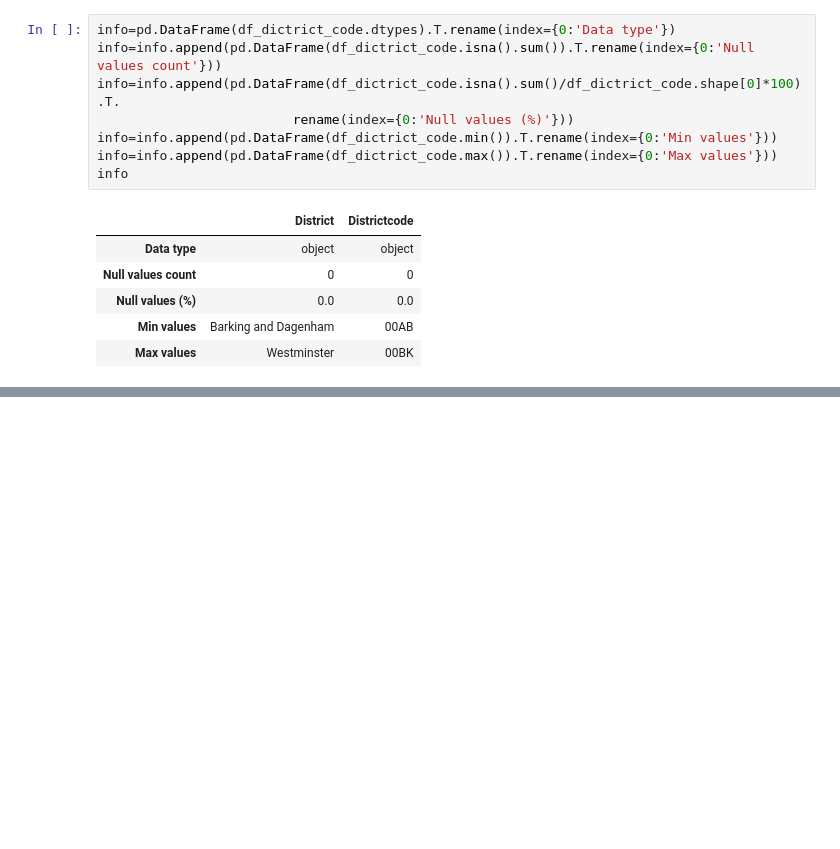
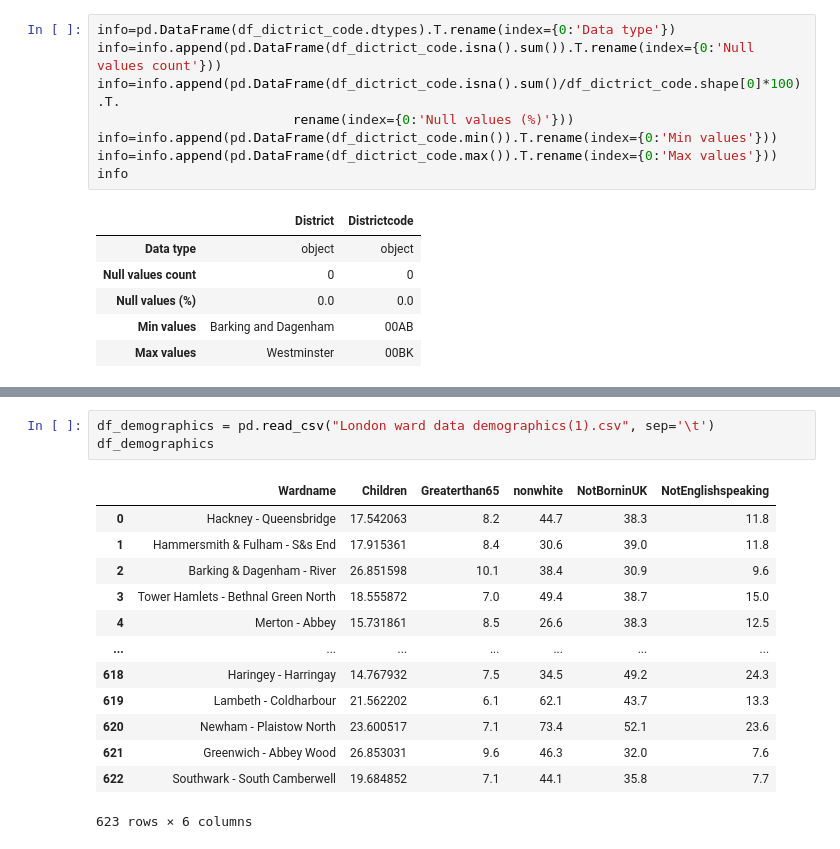
Before and after one commit to sdu100/W8, a Jupyter notebook: Data cleaning.ipynb, the cells around one changed output, grey strips where cells are left out. Cells and saved outputs as stored; diff of their text form; blank space fills up the shorter version.

```diff
--- a/Data cleaning.ipynb
+++ b/Data cleaning.ipynb
@@ -33,0 +42,17 @@ info
+# %%
+df_demographics = pd.read_csv("London ward data demographics(1).csv", sep='\t')
+df_demographics
+# %% [output]
+|  | Wardname | Children | Greaterthan65 | nonwhite | NotBorninUK | NotEnglishspeaking |
+| 0 | Hackney - Queensbridge | 17.542063 | 8.2 | 44.7 | 38.3 | 11.8 |
+| 1 | Hammersmith & Fulham - S&s End | 17.915361 | 8.4 | 30.6 | 39.0 | 11.8 |
+| 2 | Barking & Dagenham - River | 26.851598 | 10.1 | 38.4 | 30.9 | 9.6 |
+| 3 | Tower Hamlets - Bethnal Green North | 18.555872 | 7.0 | 49.4 | 38.7 | 15.0 |
+| 4 | Merton - Abbey | 15.731861 | 8.5 | 26.6 | 38.3 | 12.5 |
+| ... | ... | ... | ... | ... | ... | ... |
+| 618 | Haringey - Harringay | 14.767932 | 7.5 | 34.5 | 49.2 | 24.3 |
+| 619 | Lambeth - Coldharbour | 21.562202 | 6.1 | 62.1 | 43.7 | 13.3 |
+| 620 | Newham - Plaistow North | 23.600517 | 7.1 | 73.4 | 52.1 | 23.6 |
+| 621 | Greenwich - Abbey Wood | 26.853031 | 9.6 | 46.3 | 32.0 | 7.6 |
+| 622 | Southwark - South Camberwell | 19.684852 | 7.1 | 44.1 | 35.8 | 7.7 |
+623 rows × 6 columns
```
Also changed, not shown: parts of 26 cells of this notebook.
